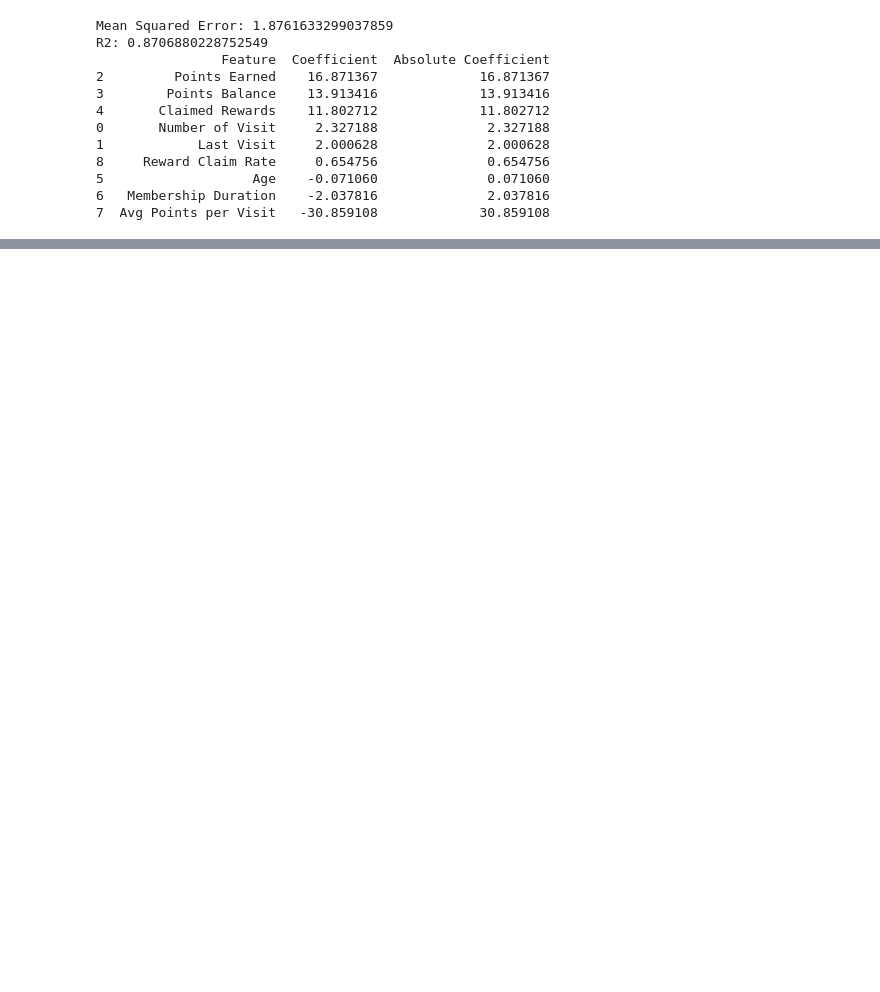
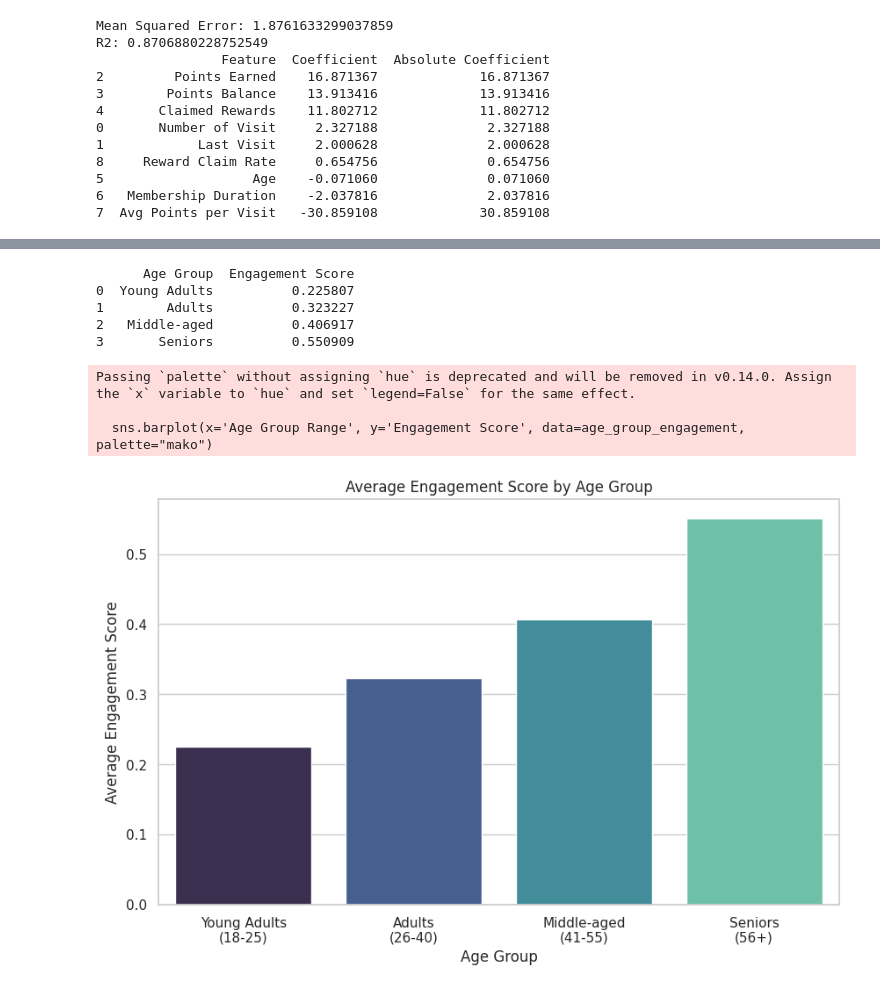
Before and after one commit to jjinhongg/streamline-insights, a Jupyter notebook: analysis.ipynb, the cells around one changed output, grey strips where cells are left out. Saved outputs shown, nothing was run; the diff lists cells and outputs as text; code cells hidden in the pictures; blank space fills up the shorter version.

```diff
--- a/analysis.ipynb
+++ b/analysis.ipynb
@@ -328,0 +529,54 @@ R2: 0.8706880228752549
+# %%
+# Define the weights for each component
+alpha = 1
+beta = 1
+gamma = 1
+
+# Normalize the values
+normalized_number_of_visits = (data['Number of Visit'] - data['Number of Visit'].min()) / (data['Number of Visit'].max() - data['Number of Visit'].min())
+normalized_points_earned = (data['Points Earned'] - data['Points Earned'].min()) / (data['Points Earned'].max() - data['Points Earned'].min())
+normalized_claimed_rewards = (data['Claimed Rewards'] - data['Claimed Rewards'].min()) / (data['Claimed Rewards'].max() - data['Claimed Rewards'].min())
+
+# Calculate the engagement score
+engagement_score = alpha * normalized_number_of_visits + beta * normalized_points_earned + gamma * normalized_claimed_rewards
+
+# Segment the data into age groups and calculate the average engagement score
+age_groups = {
+    'Young Adults': (18, 25),
+    'Adults': (26, 40),
+    'Middle-aged': (41, 55),
+    'Seniors': (56, float('inf'))
+}
+
+# Create age group and engagement score features
+data['Age Group'] = pd.cut(data['Age'], bins=[18, 25, 40, 55, float('inf')], labels=['Young Adults', 'Adults', 'Middle-aged', 'Seniors'])
+data['Engagement Score'] = engagement_score
+
+# Grouping by age group and calculating average engagement score for each group
+age_group_engagement = data.groupby('Age Group')['Engagement Score'].mean().reset_index()
+
+# Display the average engagement scores dataframe
+print(age_group_engagement)
+# %% [output]
+      Age Group  Engagement Score
+0  Young Adults          0.225807
+1        Adults          0.323227
+2   Middle-aged          0.406917
+3       Seniors          0.550909
+# %%
+# Modifying the x-axis labels to include age ranges
+age_group_labels = ['Young Adults\n(18-25)', 'Adults\n(26-40)', 'Middle-aged\n(41-55)', 'Seniors\n(56+)']
+age_group_engagement['Age Group Range'] = age_group_labels
+
+# Plotting again with updated labels
+plt.figure(figsize=(10, 6))
+sns.barplot(x='Age Group Range', y='Engagement Score', data=age_group_engagement, palette="mako")
+plt.title('Average Engagement Score by Age Group')
+plt.xlabel('Age Group')
+plt.ylabel('Average Engagement Score')
+plt.show()
+# %% [output]
+Passing `palette` without assigning `hue` is deprecated and will be removed in v0.14.0. Assign the `x` variable to `hue` and set `legend=False` for the same effect.
+
+  sns.barplot(x='Age Group Range', y='Engagement Score', data=age_group_engagement, palette="mako")
+[figure, added]
```
Also changed, not shown: parts of 17 cells of this notebook.
